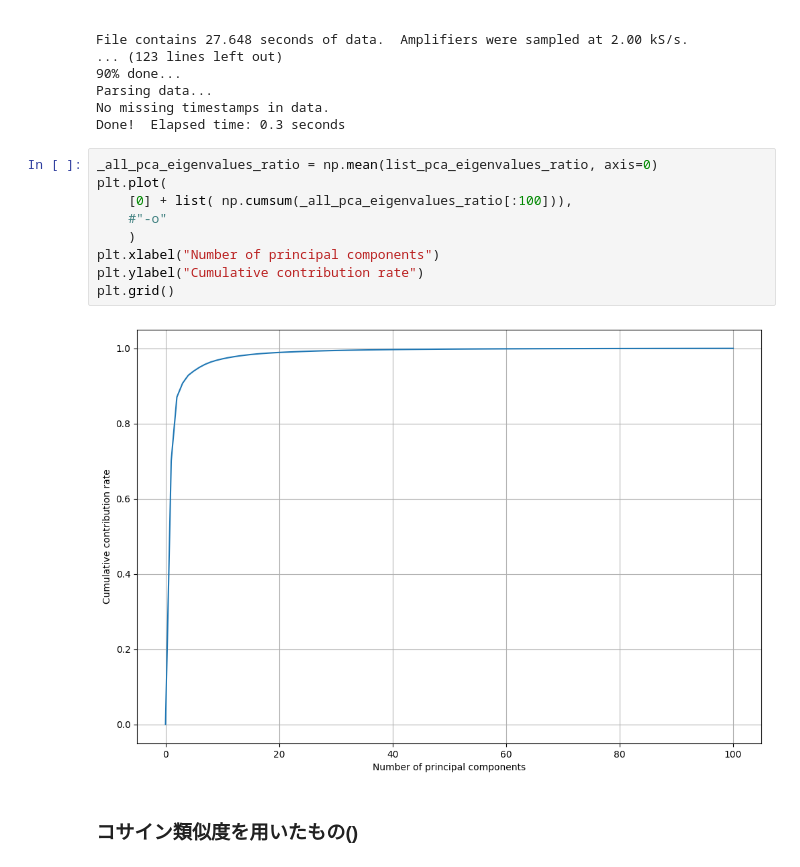
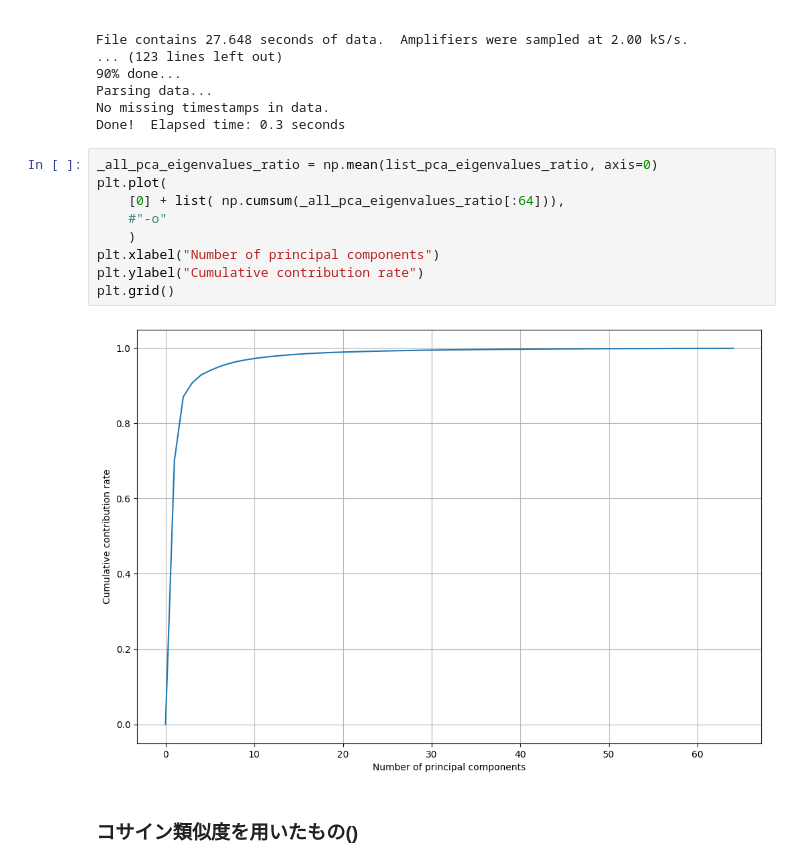
Before and after one commit to mechAneko12/EMG_decomposition_rhd, a Jupyter notebook: offline_analysis/analysis_n_MU.ipynb, the cells around one changed output. Drawn from its saved outputs; the diff is of its cells as text.

```diff
--- a/offline_analysis/load_decomp.ipynb
+++ b/offline_analysis/analysis_n_MU.ipynb
@@ -243,14 +243,14 @@ Done!  Elapsed time: 0.3 seconds
 # %%
 _all_pca_eigenvalues_ratio = np.mean(list_pca_eigenvalues_ratio, axis=0)
 plt.plot(
-    [0] + list( np.cumsum(_all_pca_eigenvalues_ratio[:100])),
+    [0] + list( np.cumsum(_all_pca_eigenvalues_ratio[:64])),
     #"-o"
     )
 plt.xlabel("Number of principal components")
 plt.ylabel("Cumulative contribution rate")
 plt.grid()
 # %% [output]
-[figure, old version]
+[figure, new version]
 # %% [markdown]
 ### コサイン類似度を用いたもの()
 # %%
```
